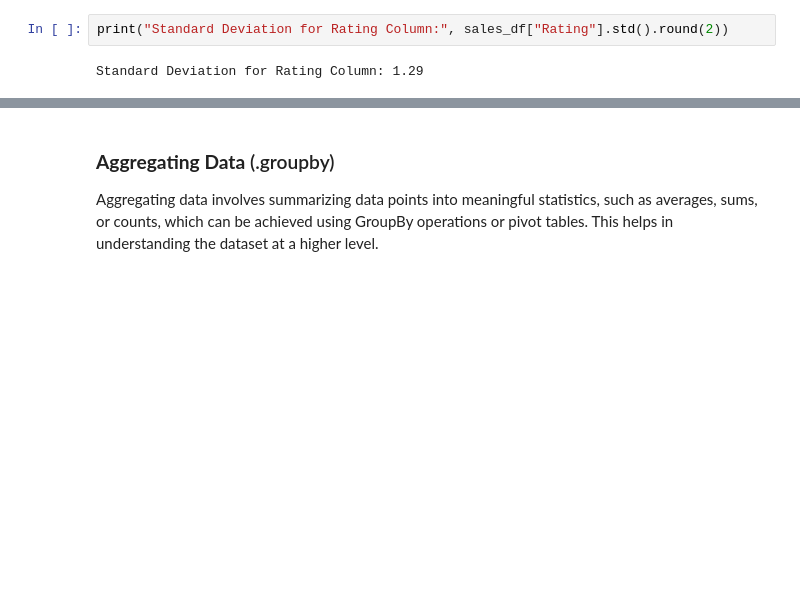
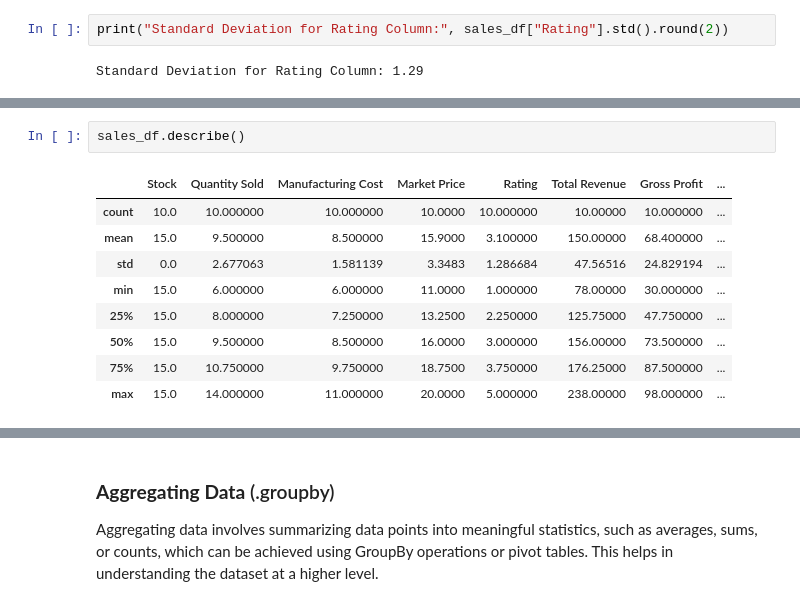
Before and after one commit to hiriyoshi/DataAnalytics, a Jupyter notebook: Module 4 - Pandas/pandas_basics.ipynb, the cells around one changed output, grey strips where cells are left out. Cells and saved outputs as stored; diff of their text form; blank space fills up the shorter version.

```diff
--- a/Module 4 - Pandas/pandas_basics.ipynb
+++ b/Module 4 - Pandas/pandas_basics.ipynb
@@ -540,0 +562,12 @@ Standard Deviation for Rating Column: 1.29
+# %%
+sales_df.describe()
+# %% [output]
+|  | Stock | Quantity Sold | Manufacturing Cost | Market Price | Rating | Total Revenue | Gross Profit | ... |
+| count | 10.0 | 10.000000 | 10.000000 | 10.0000 | 10.000000 | 10.00000 | 10.000000 | ... |
+| mean | 15.0 | 9.500000 | 8.500000 | 15.9000 | 3.100000 | 150.00000 | 68.400000 | ... |
+| std | 0.0 | 2.677063 | 1.581139 | 3.3483 | 1.286684 | 47.56516 | 24.829194 | ... |
+| min | 15.0 | 6.000000 | 6.000000 | 11.0000 | 1.000000 | 78.00000 | 30.000000 | ... |
+| 25% | 15.0 | 8.000000 | 7.250000 | 13.2500 | 2.250000 | 125.75000 | 47.750000 | ... |
+| 50% | 15.0 | 9.500000 | 8.500000 | 16.0000 | 3.000000 | 156.00000 | 73.500000 | ... |
+| 75% | 15.0 | 10.750000 | 9.750000 | 18.7500 | 3.750000 | 176.25000 | 87.500000 | ... |
+| max | 15.0 | 14.000000 | 11.000000 | 20.0000 | 5.000000 | 238.00000 | 98.000000 | ... |
```
Also changed, not shown: parts of 9 cells of this notebook.
